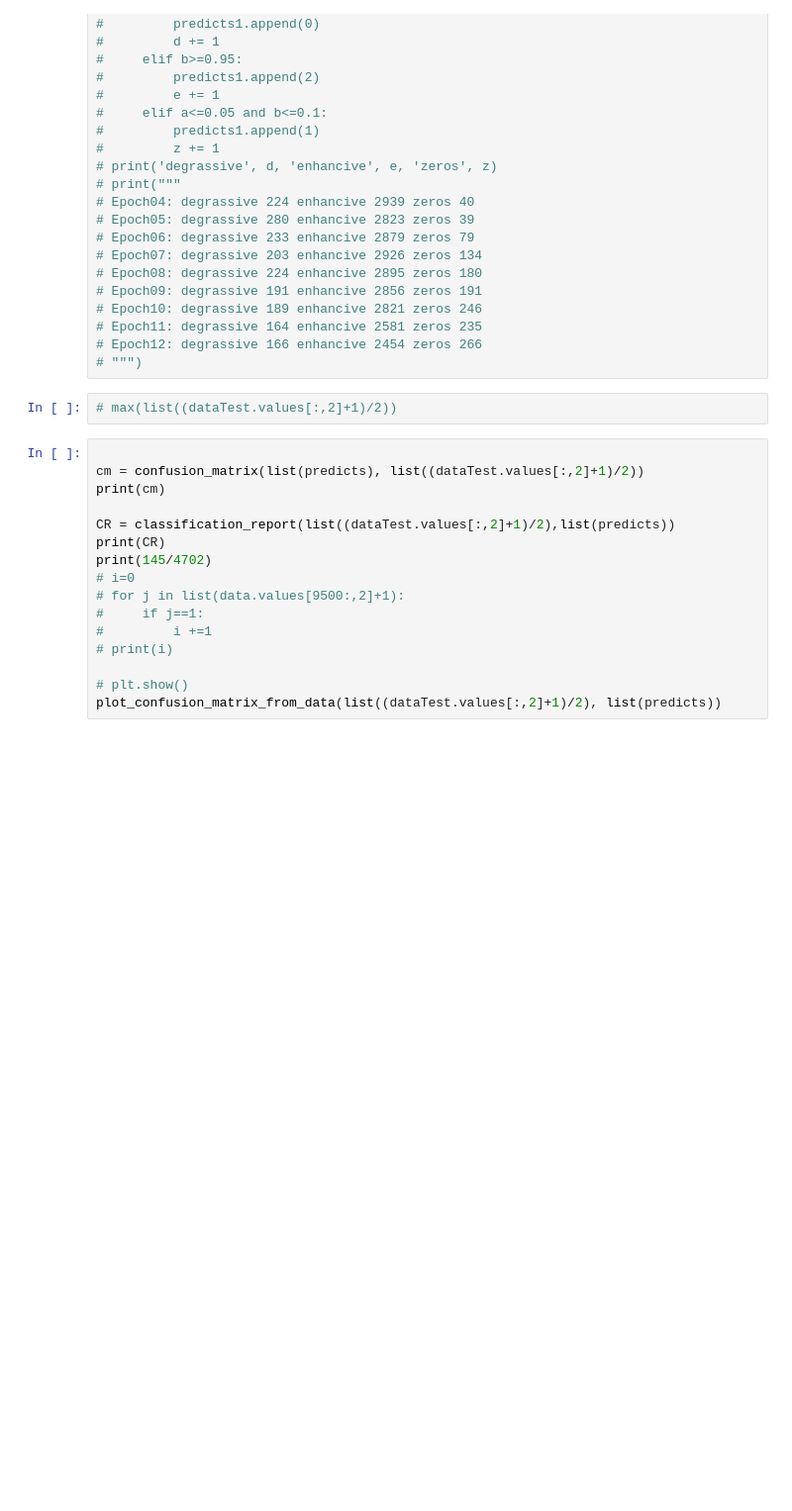
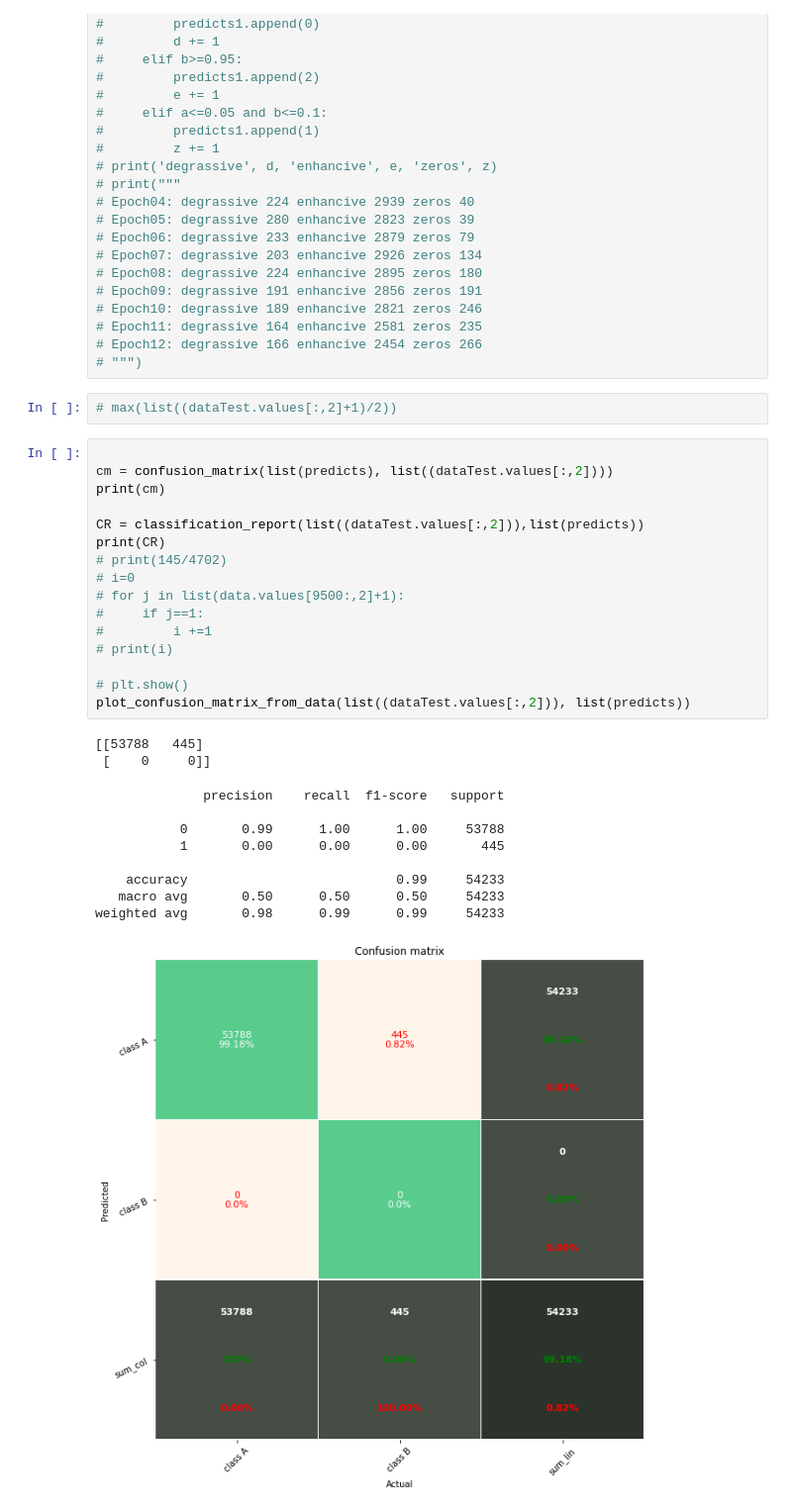
Before and after one commit to aminkhod/Drug-discovery, a Jupyter notebook: P3_CNN on Drug-Disease interaction-Train.ipynb, the cells around one changed output. Shown at 99% size. Cells and saved outputs as stored; diff of their text form; blank space fills up the shorter version.

```diff
--- a/P3_CNN on Drug-Disease interaction-Train.ipynb
+++ b/P3_CNN on Drug-Disease interaction-Train.ipynb
@@ -213,19 +279,31 @@ len(predicts)
 # max(list((dataTest.values[:,2]+1)/2))
 # %%
 
-cm = confusion_matrix(list(predicts), list((dataTest.values[:,2]+1)/2))
+cm = confusion_matrix(list(predicts), list((dataTest.values[:,2])))
 print(cm)
 
-CR = classification_report(list((dataTest.values[:,2]+1)/2),list(predicts))
+CR = classification_report(list((dataTest.values[:,2])),list(predicts))
 print(CR)
-print(145/4702)
+# print(145/4702)
 # i=0
 # for j in list(data.values[9500:,2]+1):
 #     if j==1:
 #         i +=1
 # print(i)
 
 # plt.show()
-plot_confusion_matrix_from_data(list((dataTest.values[:,2]+1)/2), list(predicts))
+plot_confusion_matrix_from_data(list((dataTest.values[:,2])), list(predicts))
+# %% [output]
+[[53788   445]
+ [    0     0]]
+              precision    recall  f1-score   support
+
+           0       0.99      1.00      1.00     53788
+           1       0.00      0.00      0.00       445
+
+    accuracy                           0.99     54233
+   macro avg       0.50      0.50      0.50     54233
+weighted avg       0.98      0.99      0.99     54233
+[figure, added]
 # %%
 print(pd.DataFrame(predit))
```
Also changed, not shown: parts of 24 cells of this notebook, 8 other files.
